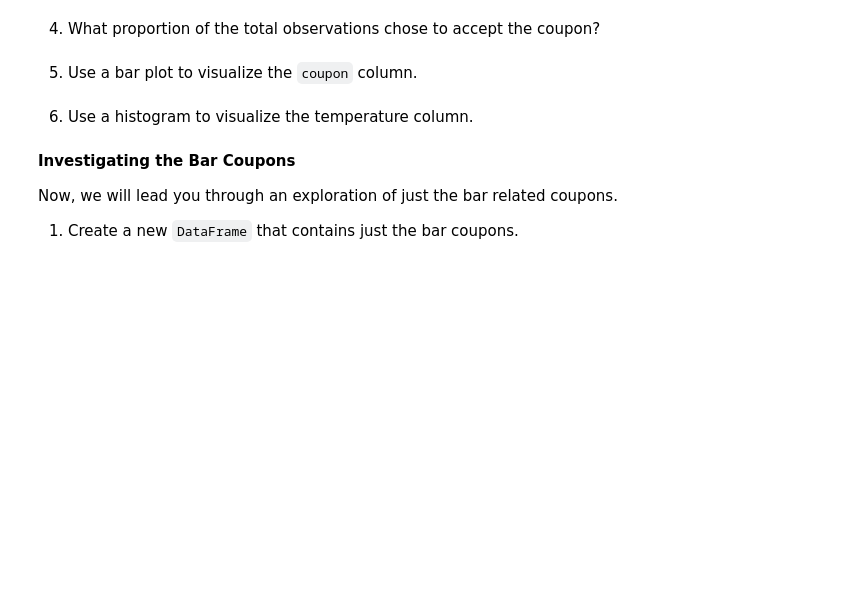
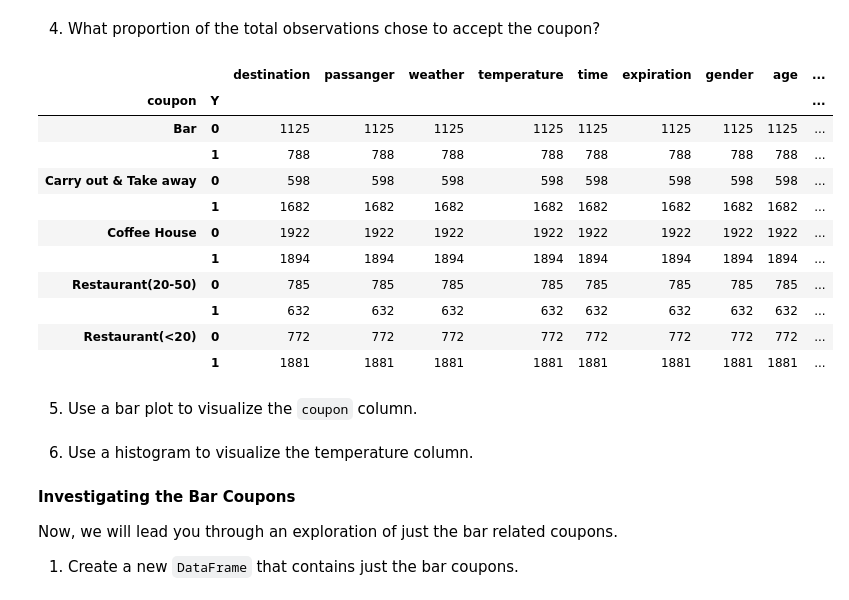
Before and after one commit to khoanguyen/MLandAI_Module5, a Jupyter notebook: prompt.ipynb, the cells around one changed output. Saved outputs shown, nothing was run; the diff lists cells and outputs as text; code cells hidden in the pictures; blank space fills up the shorter version.

```diff
--- a/prompt.ipynb
+++ b/prompt.ipynb
@@ -86,0 +247,10 @@ data.head()
+# %%
+# Convert age to float values
+def convert_age(v):
+    r = v
+    if v == "50plus": r = "50"
+    if v == "below21": r = "20"
+    return float(r)
+
+df["age"] = df["age"].apply(convert_age)
+df["age"].value_counts()
@@ -86,0 +268,13 @@ data.head()
+# %%
+# Add income_low_bound column
+def convert_income(v):
+    r = ""
+    if v == "Less than $12500":
+        r = "0"
+    else:
+        r = v[1:v.index(' ')]
+
+    return float(r)
+
+df["income_low_bound"] = df["income"].apply(convert_income)
+df[["income_low_bound", "income"]].value_counts()
@@ -86,0 +293,12 @@ data.head()
+# %%
+# Add time_to_coupon column
+def calc_time_to_coupon(v):
+    if v["toCoupon_GEQ25min"] == 1:
+        return 25.0
+    elif v["toCoupon_GEQ15min"] == 1:
+        return 15.0
+    else:
+        return 5.0
+
+df["time_to_coupon"] = df[["toCoupon_GEQ5min", "toCoupon_GEQ15min", "toCoupon_GEQ25min"]].apply(calc_time_to_coupon, axis=1)
+df[["toCoupon_GEQ5min", "toCoupon_GEQ15min", "toCoupon_GEQ25min", "time_to_coupon"]].value_counts()
@@ -86,0 +312,3 @@ data.head()
+# %%
+# Drop redundant columns
+df.drop(columns=["toCoupon_GEQ5min", "toCoupon_GEQ15min", "toCoupon_GEQ25min", "direction_opp"], inplace=True)
@@ -87,5 +324,20 @@ data.head()
 # %% [markdown]
 4. What proportion of the total observations chose to accept the coupon?
+# %%
+df.groupby(["coupon", "Y"]).count()
+# %% [output]
+|  |  | destination | passanger | weather | temperature | time | expiration | gender | age | ... |
+| coupon | Y |  |  |  |  |  |  |  |  | ... |
+| Bar | 0 | 1125 | 1125 | 1125 | 1125 | 1125 | 1125 | 1125 | 1125 | ... |
+|  | 1 | 788 | 788 | 788 | 788 | 788 | 788 | 788 | 788 | ... |
+| Carry out & Take away | 0 | 598 | 598 | 598 | 598 | 598 | 598 | 598 | 598 | ... |
+|  | 1 | 1682 | 1682 | 1682 | 1682 | 1682 | 1682 | 1682 | 1682 | ... |
+| Coffee House | 0 | 1922 | 1922 | 1922 | 1922 | 1922 | 1922 | 1922 | 1922 | ... |
+|  | 1 | 1894 | 1894 | 1894 | 1894 | 1894 | 1894 | 1894 | 1894 | ... |
+| Restaurant(20-50) | 0 | 785 | 785 | 785 | 785 | 785 | 785 | 785 | 785 | ... |
+|  | 1 | 632 | 632 | 632 | 632 | 632 | 632 | 632 | 632 | ... |
+| Restaurant(<20) | 0 | 772 | 772 | 772 | 772 | 772 | 772 | 772 | 772 | ... |
+|  | 1 | 1881 | 1881 | 1881 | 1881 | 1881 | 1881 | 1881 | 1881 | ... |
 # %% [markdown]
 5. Use a bar plot to visualize the `coupon` column.
 # %% [markdown]
```
Also changed, not shown: parts of 17 cells of this notebook.
